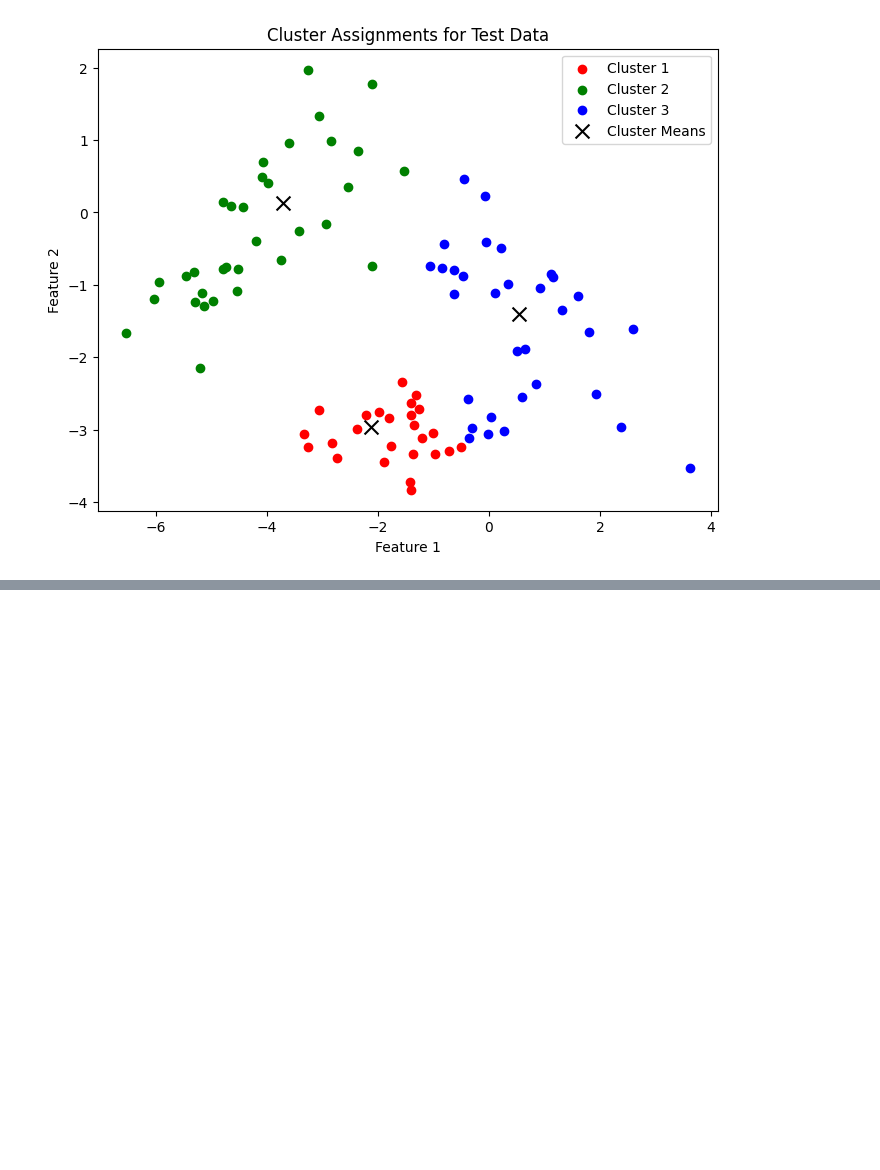
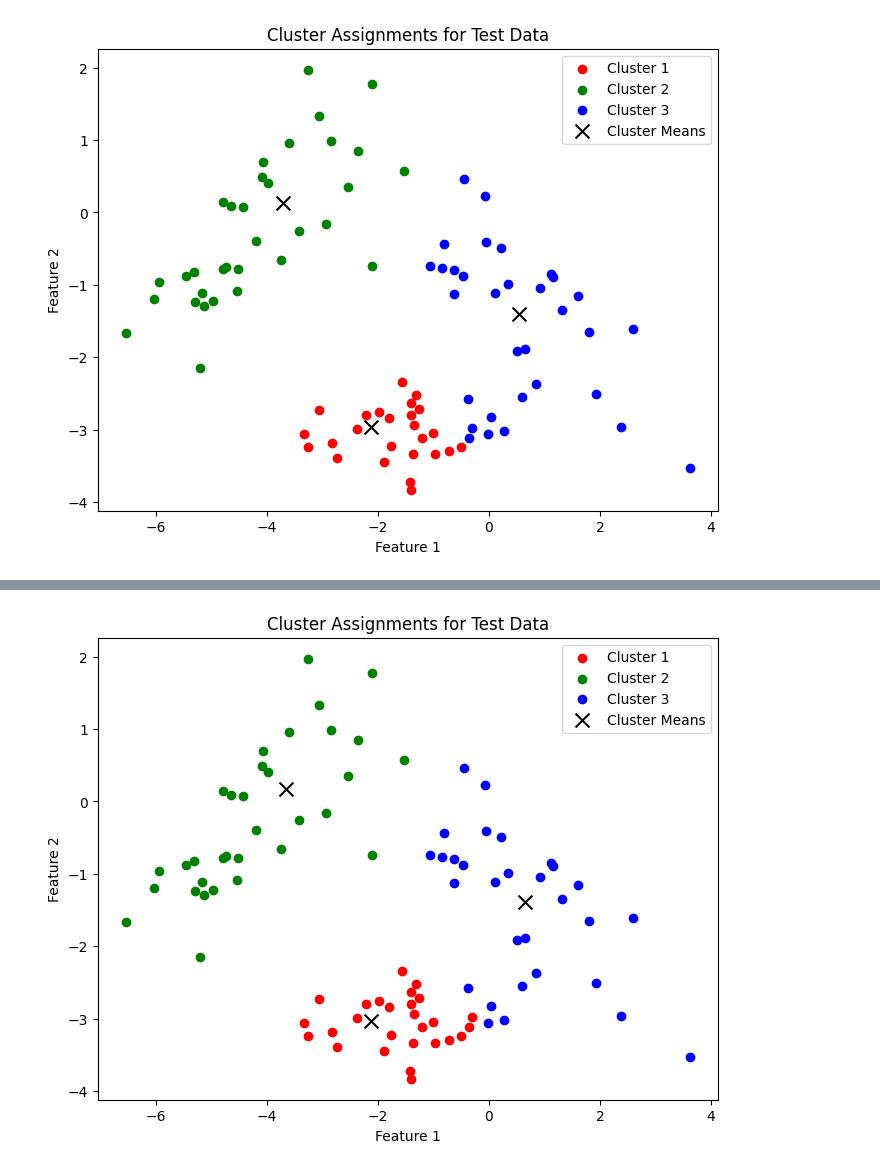
Before and after one commit to siskamahyuddin/uds-machine-learning-analytics, a Jupyter notebook: week3/homework_week3_siska.ipynb, the cells around one changed output, grey strips where cells are left out. Saved outputs shown, nothing was run; the diff lists cells and outputs as text; code cells hidden in the pictures; blank space fills up the shorter version.

```diff
--- a/week3/homework_week3_siska.ipynb
+++ b/week3/homework_week3_siska.ipynb
@@ -169,0 +175,60 @@ plt.show()
+# %%
+def smaller_pdf(m, Xmat):
+    var = 0.09
+    C = np.zeros((2,2))
+    C[0,0] = var
+    C[1,1] = var
+    mvn = multivariate_normal(m.T, C )
+    return mvn.pdf(Xmat)
+
+def higher_pdf(m, Xmat):
+    var = 5
+    C = np.zeros((2,2))
+    C[0,0] = var
+    C[1,1] = var
+    mvn = multivariate_normal(m.T, C )
+    return mvn.pdf(Xmat)
+# %%
+train_ratio = 0.7
+
+np.random.seed(42)
+indices = np.arange(Xmat.shape[0])
+np.random.shuffle(indices)
+
+train_size = int(train_ratio * len(indices))
+train_idx = indices[:train_size]
+test_idx = indices[train_size:]
+
+X_train = Xmat[train_idx]
+X_test = Xmat[test_idx]
+
+K = 3
+W = np.array([[1/3,1/3,1/3]])
+M  = np.array([[-2.0,-4,0],[-3,1,-1]])
+
+W_final, P_final, p_train = exp_max(100, K, smaller_pdf, normal_train, X_train, W, M)
+
+p_test = np.zeros((K, X_test.shape[0]))
+for k in range(K):
+    p_test[k,:] = W_final[0,k] * smaller_pdf(P_final[:,k], X_test)
+
+p_test = p_test / np.sum(p_test, axis=0)
+
+test_cluster_assignment = np.argmax(p_test, axis=0)
+
+plt.figure(figsize=(8,6))
+
+colors = ['r', 'g', 'b']
+for k in range(K):
+    cluster_points = X_test[test_cluster_assignment == k]
+    plt.scatter(cluster_points[:,0], cluster_points[:,1], c=colors[k], label=f'Cluster {k+1}')
+
+plt.scatter(P_final[0,:], P_final[1,:], c='k', marker='x', s=100, label='Cluster Means')
+
+plt.title('Cluster Assignments for Test Data')
+plt.xlabel('Feature 1')
+plt.ylabel('Feature 2')
+plt.legend()
+plt.show()
+# %% [output]
+[figure, added]
```
Also changed, not shown: parts of 16 cells of this notebook.
